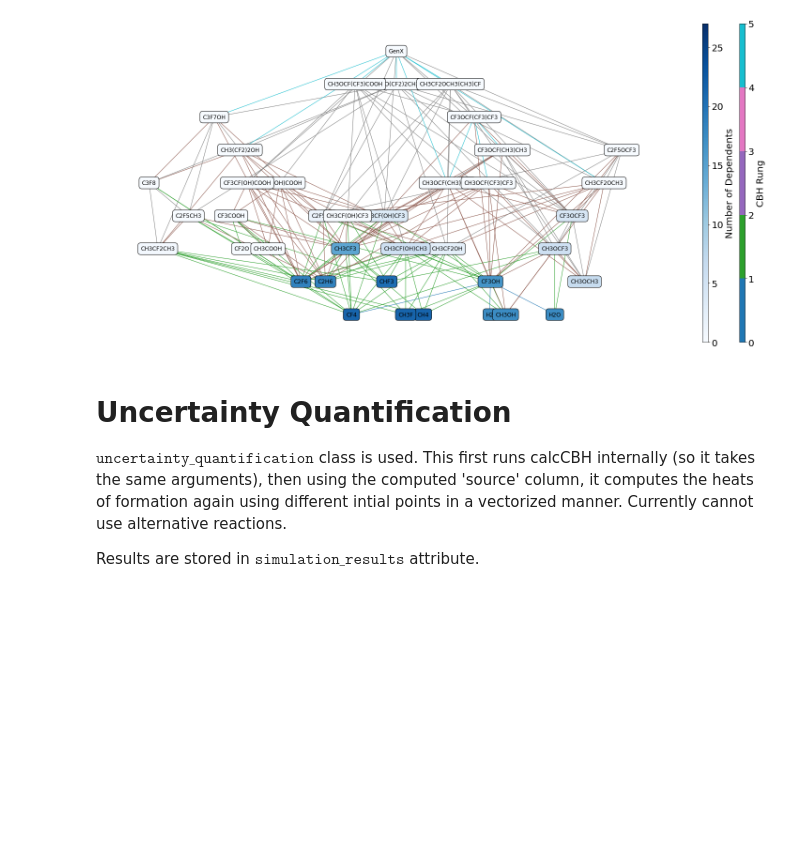
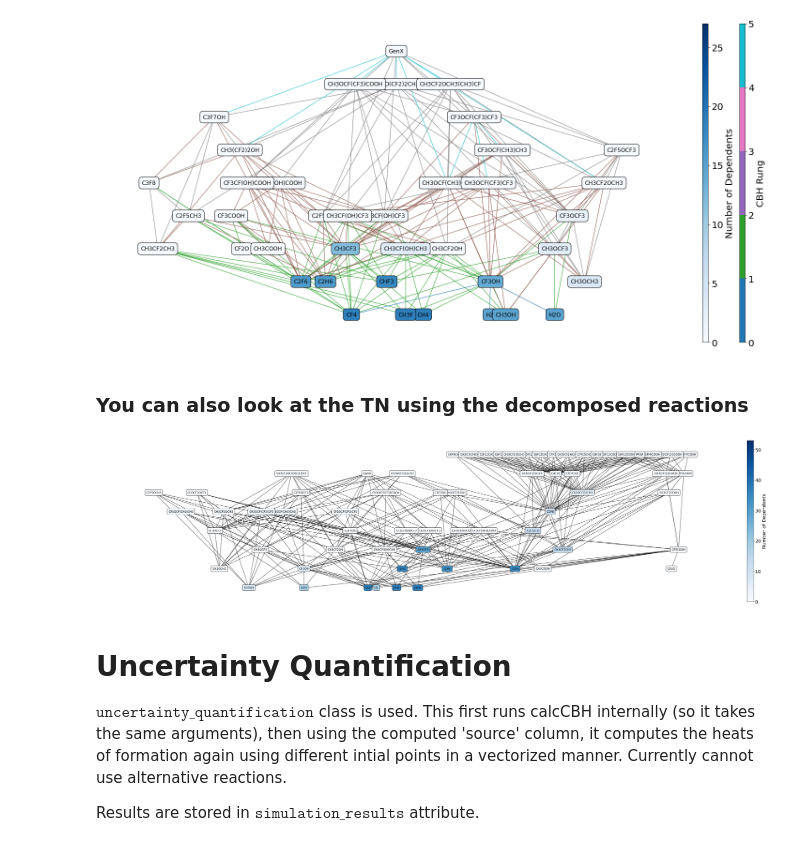
Before and after one commit to franklingoldsmith/autocbh, a Jupyter notebook: examples/autoCBH Tutorial.ipynb, the cells around one changed output. Drawn from its saved outputs; the diff is of its cells as text; code cells hidden in the pictures; blank space fills up the shorter version.

```diff
--- a/examples/autoCBH Tutorial.ipynb
+++ b/examples/autoCBH Tutorial.ipynb
@@ -581,6 +604,14 @@ visualize(tn.descendent_subgraph_of(genx),
           figsize=(20,10))
 # %% [output]
 [figure]
+# %% [markdown]
+### You can also look at the TN using the decomposed reactions
+# %%
+tn = thermochemical_network(c, use_decomposed_rxns=True)
+tn.visualize(relabel_node_mapping='../data/alias_manual_2.yaml', reverse_relabel_node_mapping=True,
+             figsize=(40,10))
+# %% [output]
+[figure, added]
 # %% [markdown]
 # Uncertainty Quantification
 
```
Also changed, not shown: parts of 10 cells of this notebook.
